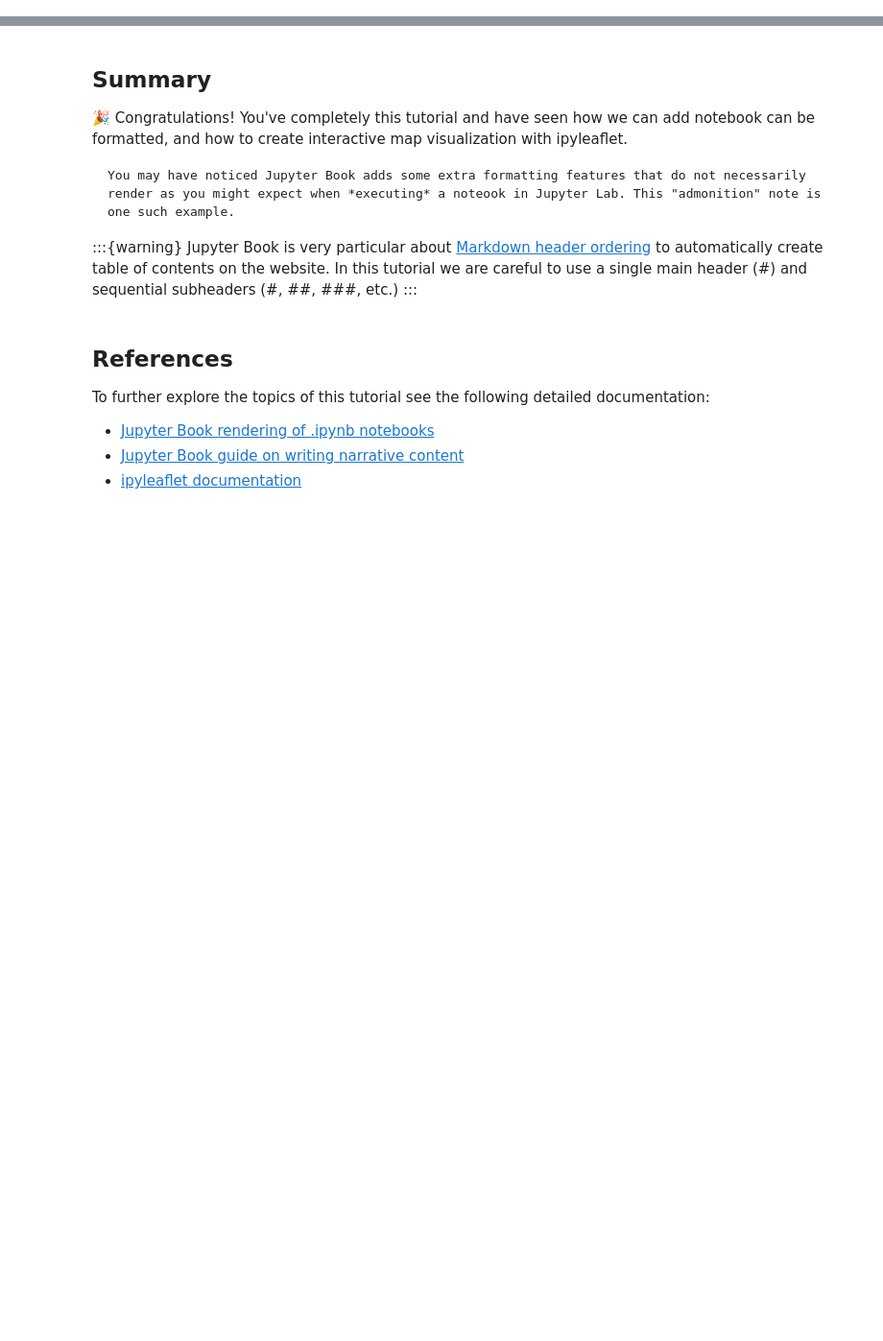
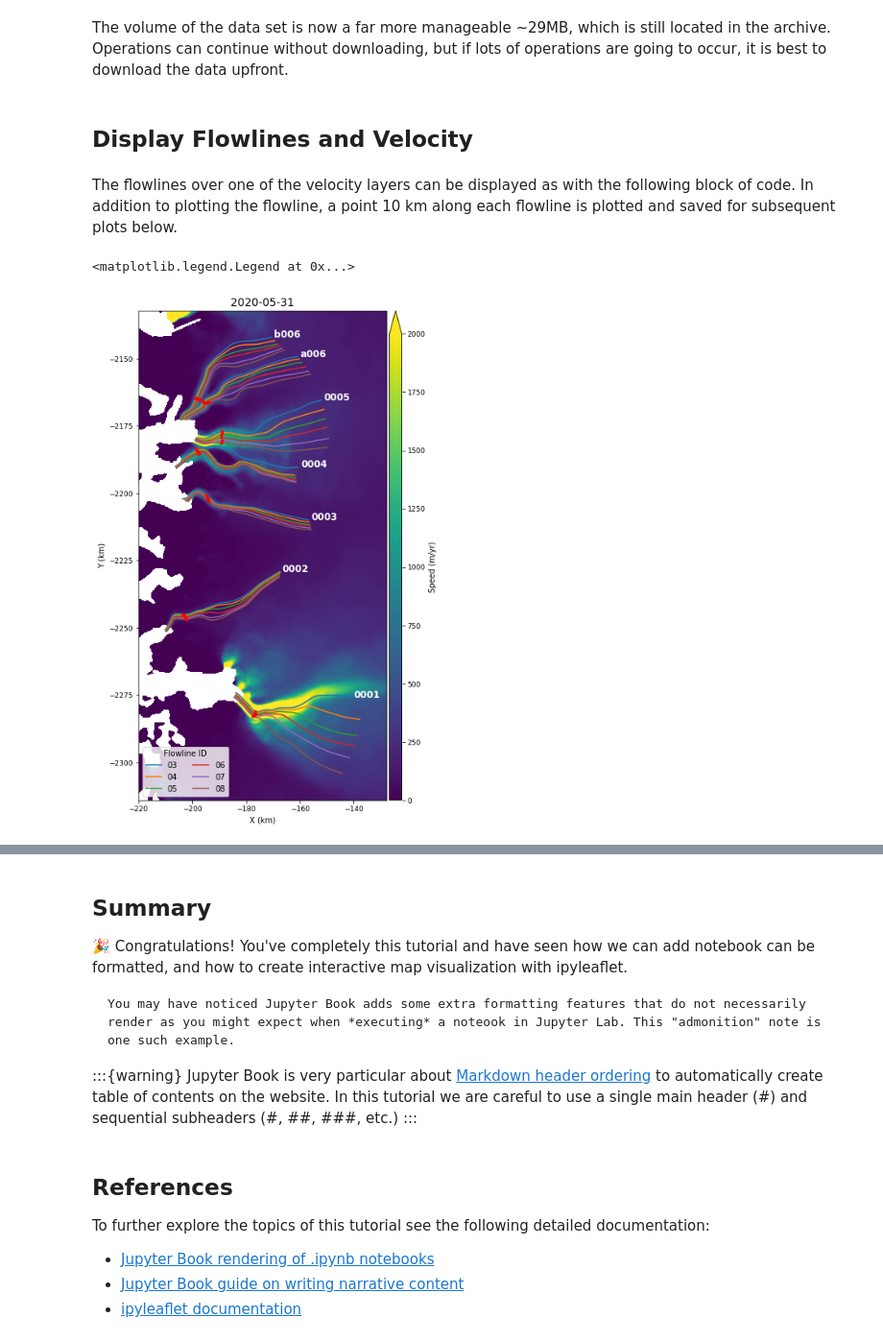
Before and after one commit to ICESAT-2HackWeek/website2022, a Jupyter notebook: book/tutorials/DataIntegration/dataintegration-2.ipynb, the cells around one changed output, grey strips where cells are left out. Shown at 96% size. Cells and saved outputs as stored; diff of their text form; code cells hidden in the pictures; blank space fills up the shorter version.

Commit message:
updates to DataIntegration notebooks

```diff
--- a/book/tutorials/DataIntegration/dataintegration-2.ipynb
+++ b/book/tutorials/DataIntegration/dataintegration-2.ipynb
@@ -67,0 +49,9 @@ Re-create the map above using different tile layers for both the right and left
+# %%
+myBounds = {'minx': 1e9, 'miny': 1e9, 'maxx': -1e9, 'maxy': -1e9}  # Initial bounds to force reset
+flowlineIDs = []  #
+for myKey in myFlowlines:
+    myBounds = myFlowlines[myKey].mergeBounds(myBounds, myFlowlines[myKey].bounds)
+    flowlineIDs.append(myFlowlines[myKey].flowlineIDs())
+flowlineIDs = np.unique(flowlineIDs)
+print(myBounds)
+print(flowlineIDs)
@@ -67,0 +88,5 @@ Re-create the map above using different tile layers for both the right and left
+# %%
+myVelSeries = nisar.nisarVelSeries() # Create Series
+urlNames = [x.replace('vv','*').replace('.tif','') for x in myUrls.getCogs()] # Add wild card and remove trailing tiff
+myVelSeries.readSeriesFromTiff(urlNames, url=True, readSpeed=False)
+myVelSeries.xr  # Add semicolon after to suppress output
@@ -67,0 +152,41 @@ Re-create the map above using different tile layers for both the right and left
+# %% [markdown]
+The volume of the data set is now a far more manageable ~29MB, which is still located in the archive.  Operations can continue without downloading, but if lots of operations are going to occur, it is best to download the data upfront.
+# %%
+myVelSeries.loadRemote() # Load the data to memory
+# %% [markdown]
+## Display Flowlines and Velocity
+# %% [markdown]
+The flowlines over one of the velocity layers can be displayed as with the following block of code. In addition to plotting the flowline, a point 10 km along each flowline is plotted and saved for subsequent plots below.
+# %%
+# set up figure and axis
+fig, ax = plt.subplots(1, 1, figsize=(6,12))
+glacierPoints = {}
+# generate a color dict that spans all flowline ids, using method from a flowline instance
+flowlineColors = list(myFlowlines.values())[0].genColorDict(flowlineIDs=flowlineIDs)
+# Messy plot stuff to get glacier labels in right place
+xShift = {x: 1 for x in myFlowlines} # Dict index by glacier id
+xShift['0001'] = -2 # custom for jakobshavn to keep on plot
+# Display the velocity map for 2020 (note picks map nearest the date given).
+# Saturate color table at 2000 to maintain slower detail (vmax=2000)
+myVelSeries.displayVelForDate('2020-01-01', ax=ax, labelFontSize=10, plotFontSize=9, titleFontSize=14,
+                              vmin=0, vmax=2000, units='km')
+# Look over each glacier and plot the flowlines
+for glacierId in myFlowlines:
+    # Plot the flowline Match units to the map
+    myFlowlines[glacierId].plotFlowlineLocations(ax=ax, units='km', colorDict=flowlineColors)
+    #
+    myFlowlines[glacierId].plotGlacierName(ax=ax, units='km', xShift=xShift[glacierId],
+                                           color='w', fontsize=12,fontweight='bold', first=False)
+    # Generates points 10km
+    points10km = myFlowlines[glacierId].extractPoints(10, None, units='km')
+    glacierPoints[glacierId] = points10km
+    for key in points10km:
+        ax.plot(*points10km[key], 'r.')
+# Create a dict of unique labels for legend
+h, l = ax.get_legend_handles_labels()
+by_label = dict(zip(l, h))
+# Add legend
+ax.legend(by_label.values(), by_label.keys(), title='Flowline ID', ncol=2)
+# %% [output]
+<matplotlib.legend.Legend at 0x...>
+[figure, added]
```
Also changed, not shown: parts of 43 cells of this notebook, 2 other files.
